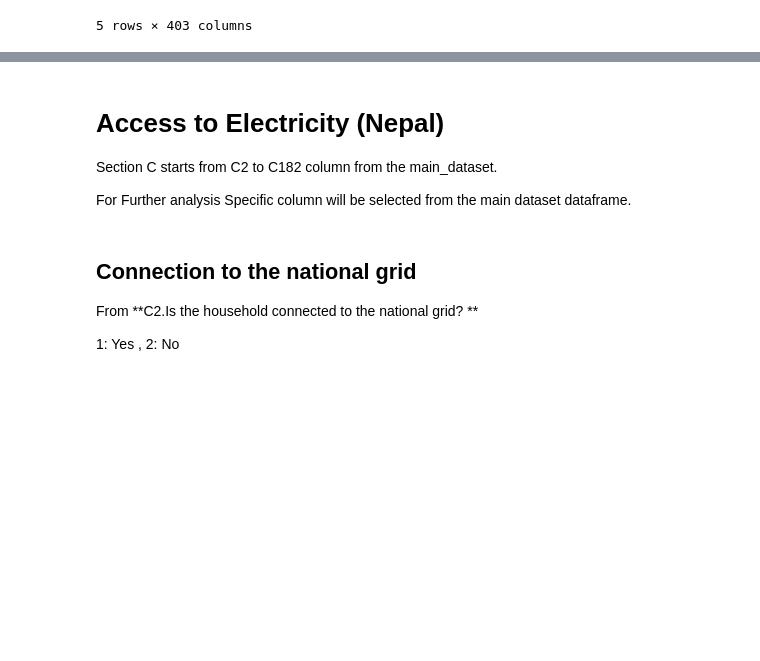
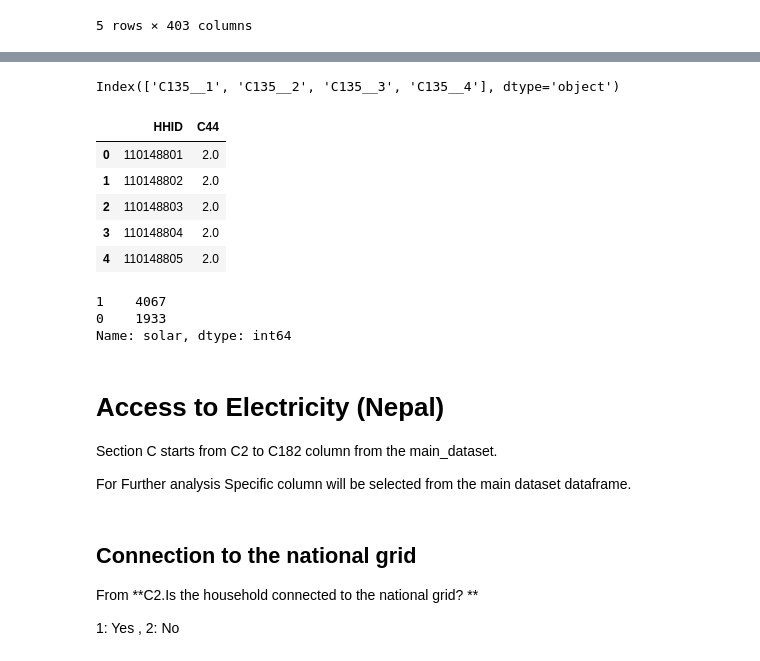
Before and after one commit to alfonsocaiazzo/esmap-mtf-data, a Jupyter notebook: Nepal/Nepal_Energy_Access_Analysis.ipynb, the cells around one changed output, grey strips where cells are left out. Drawn from its saved outputs; the diff is of its cells as text; code cells hidden in the pictures; blank space fills up the shorter version.

Commit message:
Update Nepal_Energy_Access_Analysis.ipynb
merging main sources of electricity

```diff
--- a/Nepal/Nepal_Energy_Access_Analysis.ipynb
+++ b/Nepal/Nepal_Energy_Access_Analysis.ipynb
@@ -111,0 +114,22 @@ electricity_df.head()
+# %%
+
+solar_based_device_name =  [column for column in c_section if column.startswith('C135')]
+solar_based_device = electricity_df [solar_based_device_name]
+solar_based_device.columns
+# %% [output]
+Index(['C135__1', 'C135__2', 'C135__3', 'C135__4'], dtype='object')
+# %%
+# solar and grid connected people and set H
+
+grid = electricity_df[['HHID','C4']]
+province = electricity_df[['HHID','Province']]
+solar_based_device = electricity_df[['HHID','C135__4']]
+hydro_grid = electricity_df[electricity_df["C44"]!=3][['HHID','C44']]
+hydro_grid.head()
+# %% [output]
+|  | HHID | C44 |
+| 0 | 110148801 | 2.0 |
+| 1 | 110148802 | 2.0 |
+| 2 | 110148803 | 2.0 |
+| 3 | 110148804 | 2.0 |
+| 4 | 110148805 | 2.0 |
@@ -112,3 +145,9 @@ electricity_df.head()
+# %%
+connection_type["solar"].value_counts()
+# %% [output]
+1    4067
+0    1933
+Name: solar, dtype: int64
 # %% [markdown]
 # Access to Electricity (Nepal)
 Section C starts from C2 to C182 column from the main_dataset.
```
Also changed, not shown: parts of 13 cells of this notebook.
